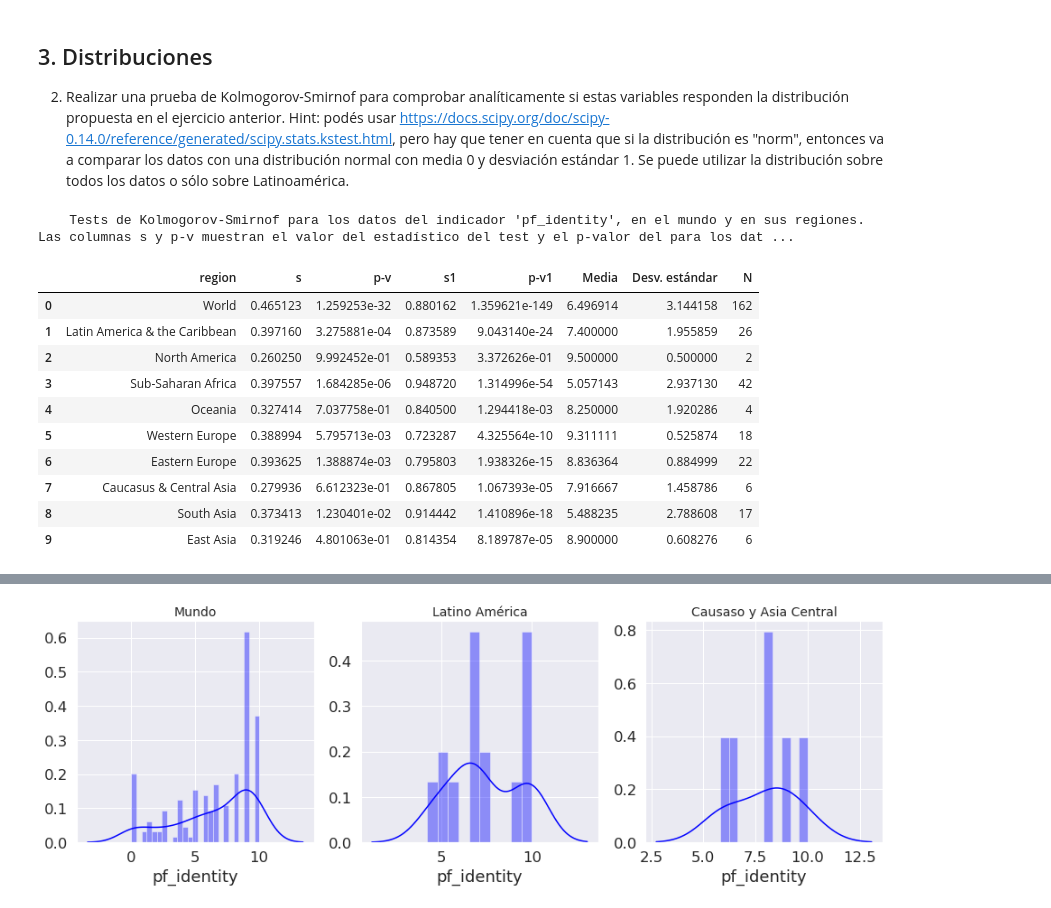
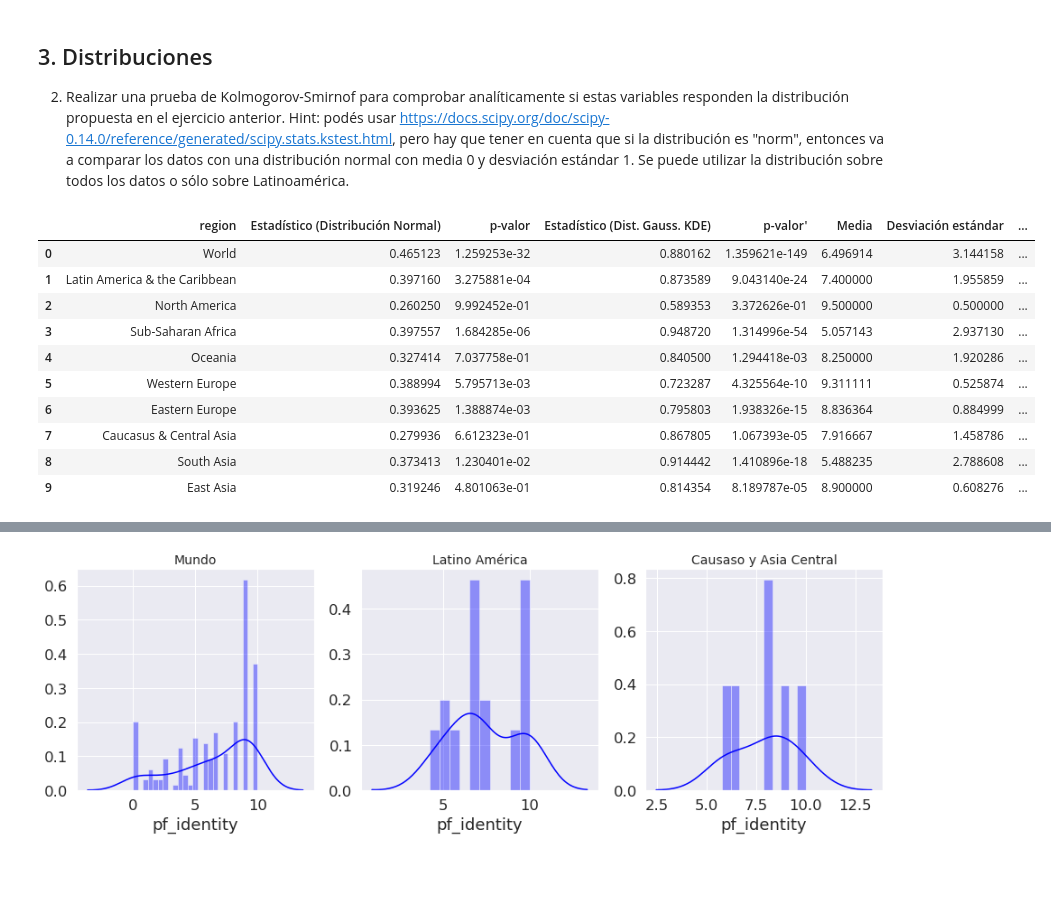
Before and after one commit to diegobcuadro/AyV_Grupo10, a Jupyter notebook: practico.ipynb, the cells around one changed output, grey strips where cells are left out. Drawn from its saved outputs; the diff is of its cells as text; code cells hidden in the pictures; blank space fills up the shorter version.

Commit message:
Parte 2 punto 3: Modificación al texto del análisis, para mayor claridad.

```diff
--- a/practico.ipynb
+++ b/practico.ipynb
@@ -783,61 +783,57 @@ n     = len( x )
 #print ( mu, std, n)
 test  = [ (y - mu)/(std*numpy.sqrt(n)) for y in x ]
 s, p  = scipy.stats.kstest(test,'norm')
 kde    = scipy.stats.gaussian_kde(x)
 s1, p1 = scipy.stats.kstest(x,kde)
 #print( 'World', s, p )
 
 k_tests.append( {
-    'region':'World',
-    's':s,
-    'p-v':p,
-    's1':s1,
-    'p-v1':p1,
-    'Media':mu,
-    'Desv. estándar':std,
-    'N':n
+        'region': 'World',
+        'Estadístico    (Distribución Normal)': s,
+        'p-valor': p,
+        'Estadístico    (Dist. Gauss. KDE)': s1,
+        "p-valor'": p1,
+        'Media': mu,
+        'Desviación estándar': std,
+        'N': n
 } )
 
 for reg in regions:
     w     = df_world_last_year[df_world_last_year['region'] == reg]
     x     = w['pf_identity']
     mu    = numpy.mean( x )
     std   = numpy.std( x )
     n     = len( x )
 #    print ( mu, std, n)
     test  = [ (y - mu)/(std*numpy.sqrt(n)) for y in x ]
     s, p  = scipy.stats.kstest(test,'norm')
     kde    = scipy.stats.gaussian_kde(x)
     s1, p1 = scipy.stats.kstest(x,kde)
     #print( reg, s, p )
 
     k_tests.append( {
-        'region':reg,
-        's':s,
-        'p-v':p,
-        's1':s1,
-        'p-v1':p1,
-        'Media':mu,
-        'Desv. estándar':std,
-        'N':n
+        'region': reg,
+        'Estadístico    (Distribución Normal)': s,
+        'p-valor': p,
+        'Estadístico    (Dist. Gauss. KDE)': s1,
+        "p-valor'": p1,
+        'Media': mu,
+        'Desviación estándar': std,
+        'N': n
     } )
 
     #k_tests.append(( reg,s,pv,mu,std,n))
 k_tests = pandas.DataFrame(k_tests)
-print("""
-    Tests de Kolmogorov-Smirnof para los datos del indicador 'pf_identity', en el mundo y en sus regiones. Las columnas s y p-v muestran el valor del estadístico del test y el p-valor del para los datos normalizados y comparados con una normal de media 0 y desviadión estandar 1. Las columnas s1 y p-v1 muestran el estadístico y el p-valor cuando se realiza el test a los datos con una distribución fiteada con kernels gausianos (gaussian kernel density estimate). Luego la media, la desviasión estandar y la cantidad datos para cada caso.
-""")
 k_tests
 # %% [output]
-    Tests de Kolmogorov-Smirnof para los datos del indicador 'pf_identity', en el mundo y en sus regiones. Las columnas s y p-v muestran el valor del estadístico del test y el p-valor del para los dat ...
-|  | region | s | p-v | s1 | p-v1 | Media | Desv. estándar | N |
-| 0 | World | 0.465123 | 1.259253e-32 | 0.880162 | 1.359621e-149 | 6.496914 | 3.144158 | 162 |
-| 1 | Latin America & the Caribbean | 0.397160 | 3.275881e-04 | 0.873589 | 9.043140e-24 | 7.400000 | 1.955859 | 26 |
-| 2 | North America | 0.260250 | 9.992452e-01 | 0.589353 | 3.372626e-01 | 9.500000 | 0.500000 | 2 |
-| 3 | Sub-Saharan Africa | 0.397557 | 1.684285e-06 | 0.948720 | 1.314996e-54 | 5.057143 | 2.937130 | 42 |
-| 4 | Oceania | 0.327414 | 7.037758e-01 | 0.840500 | 1.294418e-03 | 8.250000 | 1.920286 | 4 |
-| 5 | Western Europe | 0.388994 | 5.795713e-03 | 0.723287 | 4.325564e-10 | 9.311111 | 0.525874 | 18 |
-| 6 | Eastern Europe | 0.393625 | 1.388874e-03 | 0.795803 | 1.938326e-15 | 8.836364 | 0.884999 | 22 |
-| 7 | Caucasus & Central Asia | 0.279936 | 6.612323e-01 | 0.867805 | 1.067393e-05 | 7.916667 | 1.458786 | 6 |
-| 8 | South Asia | 0.373413 | 1.230401e-02 | 0.914442 | 1.410896e-18 | 5.488235 | 2.788608 | 17 |
-| 9 | East Asia | 0.319246 | 4.801063e-01 | 0.814354 | 8.189787e-05 | 8.900000 | 0.608276 | 6 |
+|  | region | Estadístico (Distribución Normal) | p-valor | Estadístico (Dist. Gauss. KDE) | p-valor' | Media | Desviación estándar | ... |
+| 0 | World | 0.465123 | 1.259253e-32 | 0.880162 | 1.359621e-149 | 6.496914 | 3.144158 | ... |
+| 1 | Latin America & the Caribbean | 0.397160 | 3.275881e-04 | 0.873589 | 9.043140e-24 | 7.400000 | 1.955859 | ... |
+| 2 | North America | 0.260250 | 9.992452e-01 | 0.589353 | 3.372626e-01 | 9.500000 | 0.500000 | ... |
+| 3 | Sub-Saharan Africa | 0.397557 | 1.684285e-06 | 0.948720 | 1.314996e-54 | 5.057143 | 2.937130 | ... |
+| 4 | Oceania | 0.327414 | 7.037758e-01 | 0.840500 | 1.294418e-03 | 8.250000 | 1.920286 | ... |
+| 5 | Western Europe | 0.388994 | 5.795713e-03 | 0.723287 | 4.325564e-10 | 9.311111 | 0.525874 | ... |
+| 6 | Eastern Europe | 0.393625 | 1.388874e-03 | 0.795803 | 1.938326e-15 | 8.836364 | 0.884999 | ... |
+| 7 | Caucasus & Central Asia | 0.279936 | 6.612323e-01 | 0.867805 | 1.067393e-05 | 7.916667 | 1.458786 | ... |
+| 8 | South Asia | 0.373413 | 1.230401e-02 | 0.914442 | 1.410896e-18 | 5.488235 | 2.788608 | ... |
+| 9 | East Asia | 0.319246 | 4.801063e-01 | 0.814354 | 8.189787e-05 | 8.900000 | 0.608276 | ... |
```
Also changed, not shown: parts of 14 cells of this notebook.
